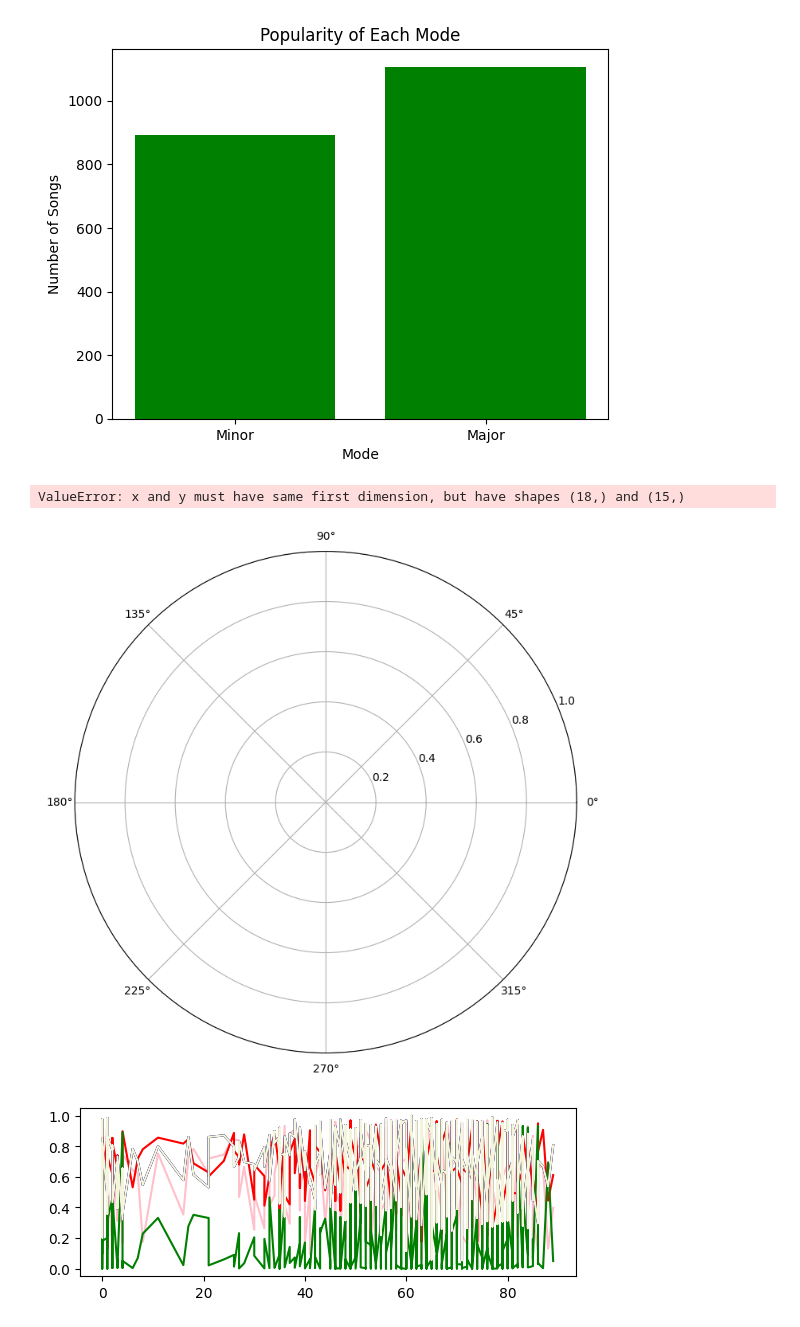
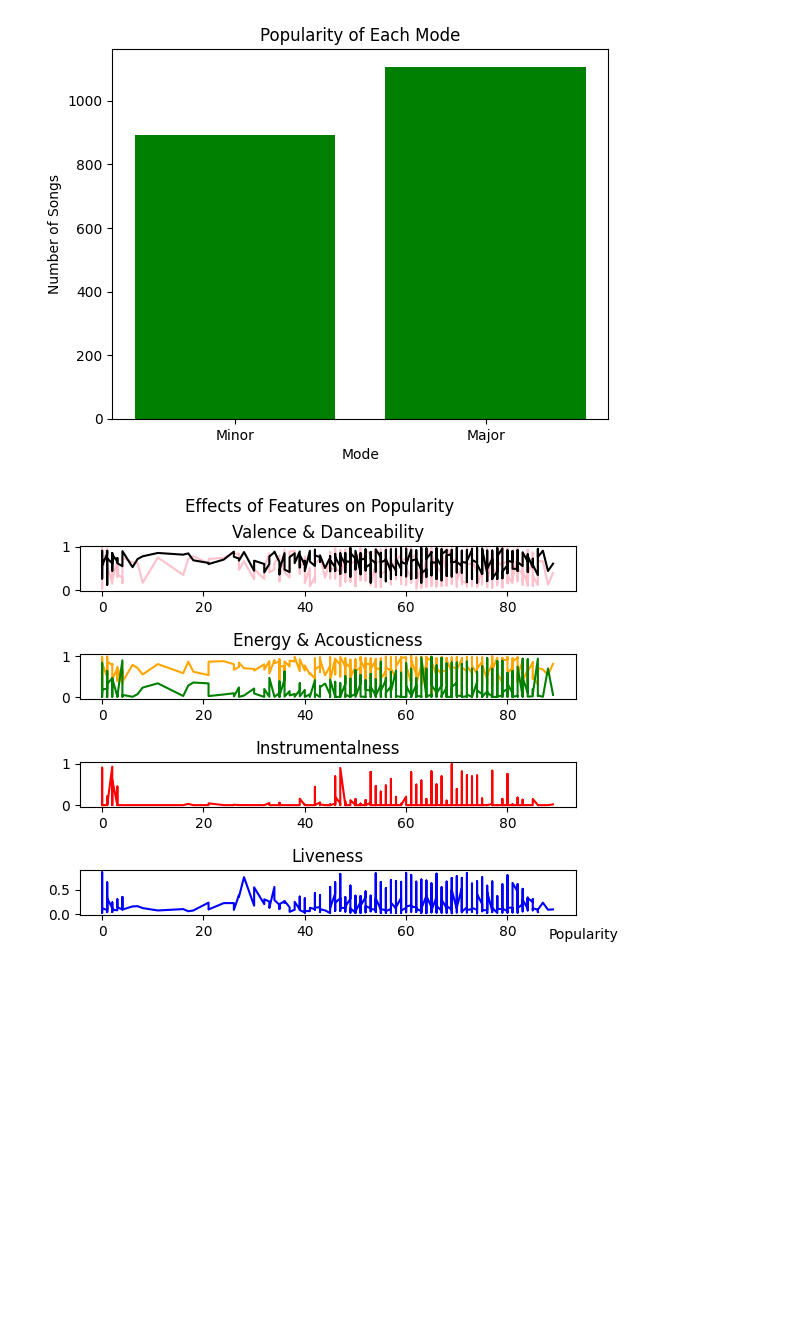
Before and after one commit to mduos/scipy_project_group_16, a Jupyter notebook: aiko.ipynb, the cells around one changed output. Saved outputs shown, nothing was run; the diff lists cells and outputs as text; code cells hidden in the pictures; blank space fills up the shorter version.

```diff
--- a/aiko.ipynb
+++ b/aiko.ipynb
@@ -189,31 +191,3 @@ plt.title('Popularity of Each Mode')
 # %% [output]
 Text(0.5, 1.0, 'Popularity of Each Mode')
 [figure]
-# %%
-sorted_df = df.sort_values('popularity', ascending = False)
-labels = list(sorted_df)[:]
-features = sorted_df.mean().tolist()
-features_all = sorted_df.mean().tolist()
-
-angles = np.linspace(0, 2*np.pi, len(labels), endpoint=False)
-fig = plt.figure(figsize = (18,18))
-
-ax = fig.add_subplot(221, polar=True)
-ax.plot(angles, features, 'o-', linewidth=2, label = "Popular", color= 'purple')
-ax.fill(angles, features, alpha=0.25, facecolor='purple')
-ax.set_thetagrids(angles * 180/np.pi, labels , fontsize = 13)
-
-
-ax.set_rlabel_position(250)
-plt.yticks([0.1 , 0.2 , 0.3 , 0.4, 0.5,  0.6, 0.7], ["0.1",'0.2', "0.3", "0.4", "0.5", "0.6", '0.7'  ], size=12)
-plt.ylim(0,0.7)
-
-ax.plot(angles, features_all, 'o-', linewidth=2, label = "All the Dataset", color= 'pink')
-ax.fill(angles, features_all, alpha=0.25, facecolor='pink')
-ax.set_title('Mean Values')
-ax.grid(True)
-
-plt.legend(loc='best', bbox_to_anchor=(0.1, 0.1))
-# %% [output]
-ValueError: x and y must have same first dimension, but have shapes (18,) and (15,)
-[figure, removed]
@@ -223,35 +194,45 @@ sns.heatmap(processedDF)
 # %%
 sorted_df = df.sort_values('popularity', ascending = False)
-plt.plot(100, 2)
-plt.ylabel= 'Popularity'
+plt.plot(500, 10)
+plt.xlabel= 'Popularity'
 
 #plot valence
-plt.subplot(2,1,1)
+plt.subplot(7,1,1)
 plt.plot(sorted_df['popularity'], sorted_df['valence'], color = 'pink')
+plt.title('Valence & Danceability')
 
 #plot danceability
-plt.subplot(2,1,1)
-plt.plot(sorted_df['popularity'], sorted_df['danceability'], color = 'red')
+plt.subplot(7,1,1)
+plt.plot(sorted_df['popularity'], sorted_df['danceability'], color = 'black')
 
 #plot energy
-plt.subplot(2,1,1)
-plt.plot(sorted_df['popularity'], sorted_df['energy'], color = 'blue')
+plt.subplot(7,1,3)
+plt.plot(sorted_df['popularity'], sorted_df['energy'], color = 'orange')
+plt.title('Energy & Acousticness')
 
 #plot acousticness
-plt.subplot(2,1,1)
+plt.subplot(7,1,3)
 plt.plot(sorted_df['popularity'], sorted_df['acousticness'], color = 'green')
 
 #plot instrumentalness
-plt.subplot(2,1,1)
-plt.plot(sorted_df['popularity'], sorted_df['energy'], color = 'black')
+plt.subplot(7,1,5)
+plt.plot(sorted_df['popularity'], sorted_df['instrumentalness'], color = 'red')
+plt.title('Instrumentalness')
 
 #plot liveness
-plt.subplot(2,1,1)
-plt.plot(sorted_df['popularity'], sorted_df['energy'], color = 'beige')
+plt.subplot(7,1,7)
+plt.plot(sorted_df['popularity'], sorted_df['liveness'], color = 'blue')
+plt.title('Liveness')
 
+
+
+
+
+plt.text(95,-0.5,"Popularity", ha="center")
+plt.suptitle("Effects of Features on Popularity")
 plt.show()
 # %% [output]
-[figure, old version]
+[figure, new version]
 # %%
 sorted_df = df.sort_values('popularity', ascending = False)
 plt.plot(100, 2)
```
Also changed, not shown: parts of 4 cells of this notebook.
